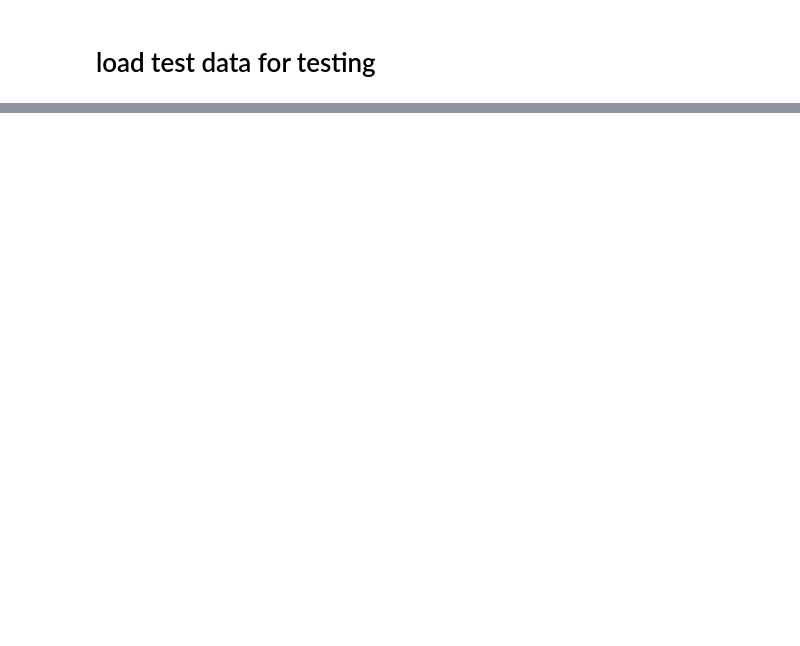
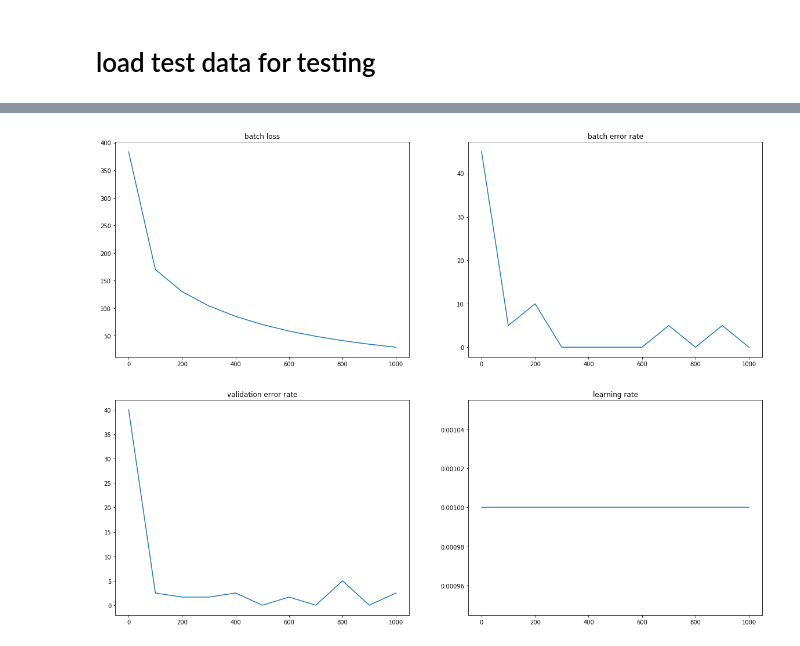
Before and after one commit to jennyzeng/Minecraft-AI, a Jupyter notebook: cnn_2_by_Jenny.ipynb, the cells around one changed output, grey strips where cells are left out. Cells and saved outputs as stored; diff of their text form; code cells hidden in the pictures; blank space fills up the shorter version.

```diff
--- a/cnn_2_by_Jenny.ipynb
+++ b/cnn_2_by_Jenny.ipynb
@@ -412,6 +412,12 @@ We'll need to train for some time to actually see useful predicted values. Let's
 Here, we want to iterate over the entire data set rather than just the first batch, so we'll need to slice the data to that end.
 
 (One pass through our training set will take some time on a CPU, so be patient if you are executing this notebook.)
+# %%
+batch_loss_list = []
+batch_error_rate = []
+step_list = []
+va_error_list = []
+learning_rate_list = []
 # %%
 # Train over the first 1/4th of our training set.
 steps = train_size // BATCH_SIZE
@@ -481,3 +493,20 @@ Test error: 3.5%
 coord.request_stop()
 coord.join(threads)
 s.close()
+# %%
+fig = plt.figure(figsize=(20,15))
+fig.add_subplot(221)
+plt.title("batch loss")
+plt.plot(step_list,batch_loss_list ,label="batch loss")
+fig.add_subplot(222)
+plt.title("batch error rate")
+plt.plot(step_list, batch_error_rate ,label="batch error rate")
+fig.add_subplot(223)
+plt.title("validation error rate")
+plt.plot(step_list, va_error_list,label="validation error rate")
+fig.add_subplot(224)
+plt.title("learning rate")
+plt.plot(step_list, learning_rate_list, label="learning rate")
+plt.show()
+# %% [output]
+[figure, added]
```
Also changed, not shown: parts of 10 cells of this notebook.
